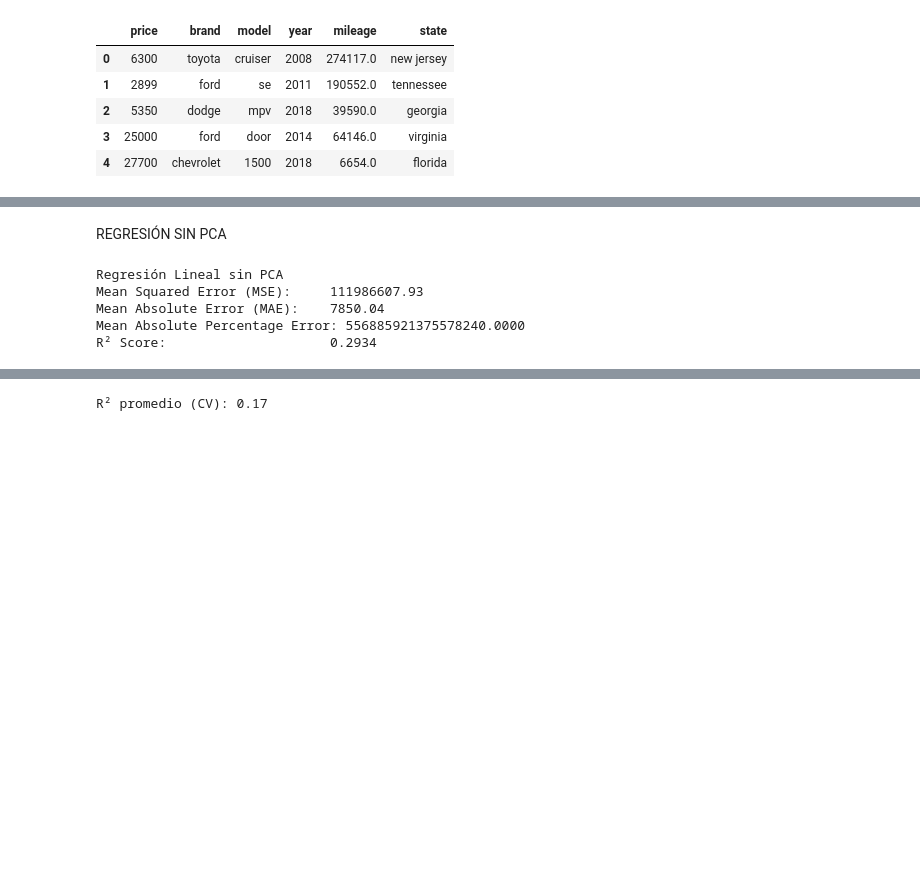
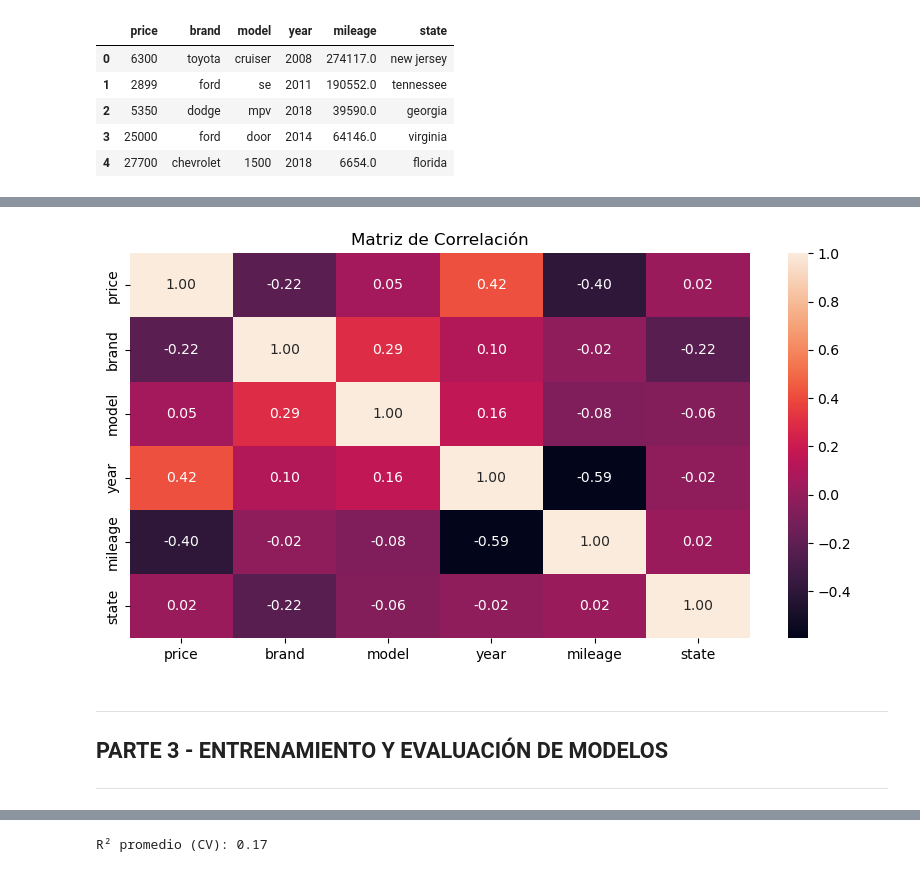
Before and after one commit to J-SALGADOM/IIA_Proyecto, a Jupyter notebook: IIA_Proyecto_Codigo.ipynb, the cells around one changed output, grey strips where cells are left out. Cells and saved outputs as stored; diff of their text form; code cells hidden in the pictures; blank space fills up the shorter version.

```diff
--- a/IIA_Proyecto_Codigo.ipynb
+++ b/IIA_Proyecto_Codigo.ipynb
@@ -150,7 +150,7 @@ plt.show()
 ---
 # %%
 # ELIMINAMOS COLUMNAS IRRELEVANTES
-df = df.drop(columns=['Unnamed: 0', 'vin', 'lot'])
+df = df.drop(columns=['Unnamed: 0', 'title_status', 'color', 'vin', 'lot', 'country', 'condition'])
 df.head()
 # %% [output]
 |  | price | brand | model | year | mileage | state |
@@ -165,5 +161,0 @@ columnas_categoricas = ['brand', 'model', 'state']
-# %%
-# Aplicar Label Encoding
-le = LabelEncoder()
-for col in columnas_categoricas:
-    df[col] = le.fit_transform(df[col])
@@ -197,0 +162,9 @@ REGRESIÓN LINEAL
+# %%
+# IDENTIFICAMOS VARIABLES CATEGÓRICAS QUE REQUIEREN CODIFICACIÓN
+cat_cols = ['brand', 'model', 'state']
+le = LabelEncoder()
+
+for col in cat_cols:
+    df[col] = le.fit_transform(df[col])
+
+df.head()
@@ -198 +178,11 @@ REGRESIÓN LINEAL
+# %%
+# CALCULAMOS MATRIZ DE CORRELACIÓN
+correlation_matrix = df.corr(numeric_only=True)
+
+plt.figure(figsize=(10,5))
+sns.heatmap(correlation_matrix, annot=True, fmt='.2f')
+plt.title('Matriz de Correlación')
+plt.show()
+# %% [output]
+[figure, added]
 # %%
@@ -201,4 +191,2 @@ X = df.drop(columns=['price'])
 y = df['price']
-# %% [markdown]
-REGRESIÓN SIN PCA
 # %%
@@ -214,8 +196,4 @@ y_pred_lr = modelo_lr.predict(X_test)
-# %%
-evaluar_modelo("Regresión Lineal sin PCA", y_test, y_pred_lr)
-# %% [output]
-Regresión Lineal sin PCA
-Mean Squared Error (MSE):     111986607.93
-Mean Absolute Error (MAE):    7850.04
-Mean Absolute Percentage Error: 556885921375578240.0000
-R² Score:                     0.2934
+# %% [markdown]
+---
+## PARTE 3 - ENTRENAMIENTO Y EVALUACIÓN DE MODELOS
+---
```
Also changed, not shown: parts of 23 cells of this notebook.
